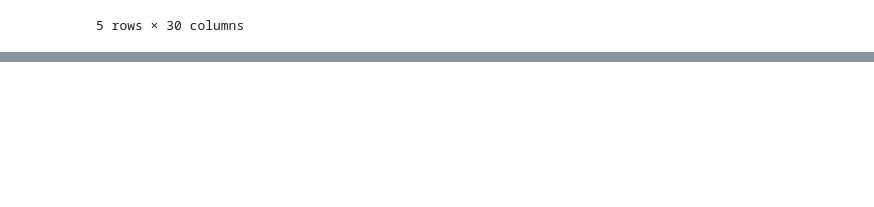
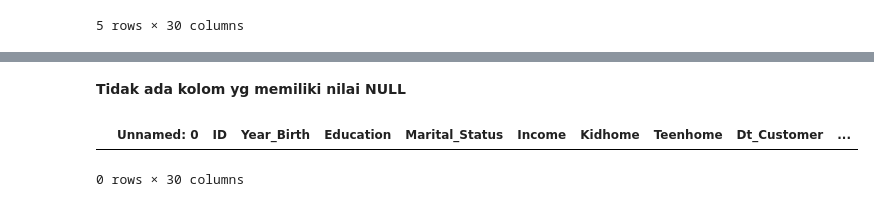
Before and after one commit to hrmufid/Mini-Project-3, a Jupyter notebook: Mini_Project_3.ipynb, the cells around one changed output, grey strips where cells are left out. Saved outputs shown, nothing was run; the diff lists cells and outputs as text; code cells hidden in the pictures; blank space fills up the shorter version.

```diff
--- a/Mini_Project_3.ipynb
+++ b/Mini_Project_3.ipynb
@@ -33,0 +62,8 @@ df.head()
+# %% [markdown]
+**Tidak ada kolom yg memiliki nilai NULL**
+# %%
+# cek apakah ada data customer yang duplicate
+df[df['ID'].duplicated()]
+# %% [output]
+|  | Unnamed: 0 | ID | Year_Birth | Education | Marital_Status | Income | Kidhome | Teenhome | Dt_Customer | ... |
+0 rows × 30 columns
```
Also changed, not shown: parts of 15 cells of this notebook.
